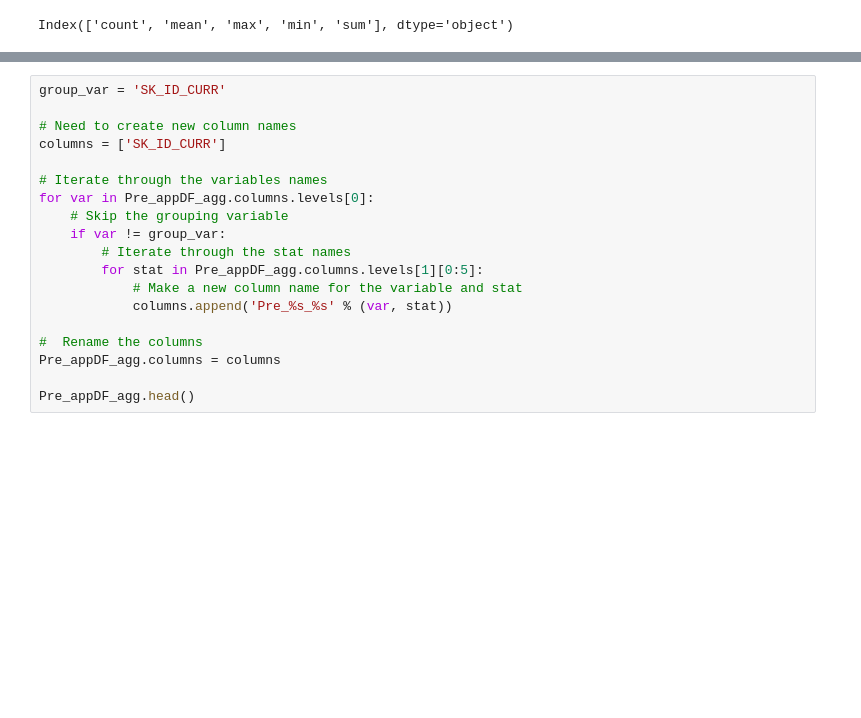
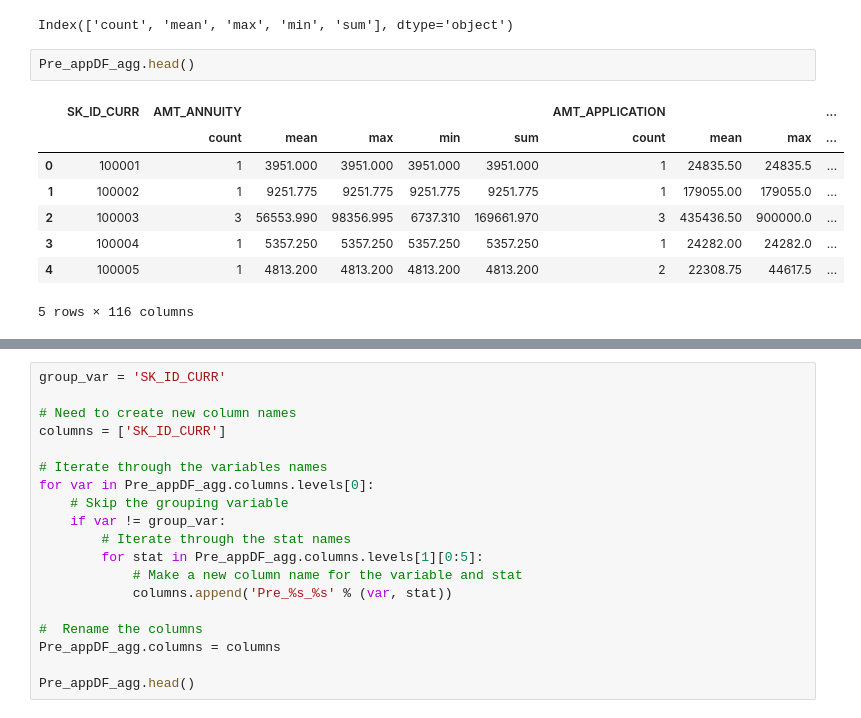
Before and after one commit to xgu1-ds/Machine-Learning-Home-Credit-Default-Risk-HCDR-, a Jupyter notebook: Phase-1/HCDR-Project_Phase_1_xin.ipynb, the cells around one changed output, grey strips where cells are left out. Drawn from its saved outputs; the diff is of its cells as text; blank space fills up the shorter version.

```diff
--- a/Phase-1/HCDR-Project_Phase_1_xin.ipynb
+++ b/Phase-1/HCDR-Project_Phase_1_xin.ipynb
@@ -1120,3 +1138,14 @@ Pre_appDF_agg.columns.levels[0].shape
 Pre_appDF_agg.columns.levels[1][0:5]
 # %% [output]
 Index(['count', 'mean', 'max', 'min', 'sum'], dtype='object')
+# %%
+Pre_appDF_agg.head()
+# %% [output]
+|  | SK_ID_CURR | AMT_ANNUITY |  |  |  |  | AMT_APPLICATION |  |  | ... |
+|  |  | count | mean | max | min | sum | count | mean | max | ... |
+| 0 | 100001 | 1 | 3951.000 | 3951.000 | 3951.000 | 3951.000 | 1 | 24835.50 | 24835.5 | ... |
+| 1 | 100002 | 1 | 9251.775 | 9251.775 | 9251.775 | 9251.775 | 1 | 179055.00 | 179055.0 | ... |
+| 2 | 100003 | 3 | 56553.990 | 98356.995 | 6737.310 | 169661.970 | 3 | 435436.50 | 900000.0 | ... |
+| 3 | 100004 | 1 | 5357.250 | 5357.250 | 5357.250 | 5357.250 | 1 | 24282.00 | 24282.0 | ... |
+| 4 | 100005 | 1 | 4813.200 | 4813.200 | 4813.200 | 4813.200 | 2 | 22308.75 | 44617.5 | ... |
+5 rows × 116 columns
```
Also changed, not shown: parts of 59 cells of this notebook.
